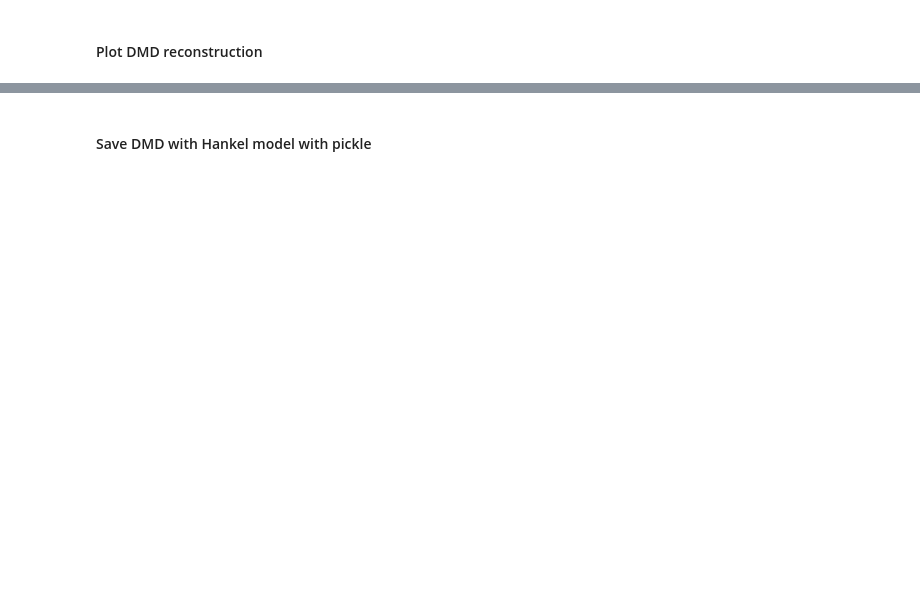
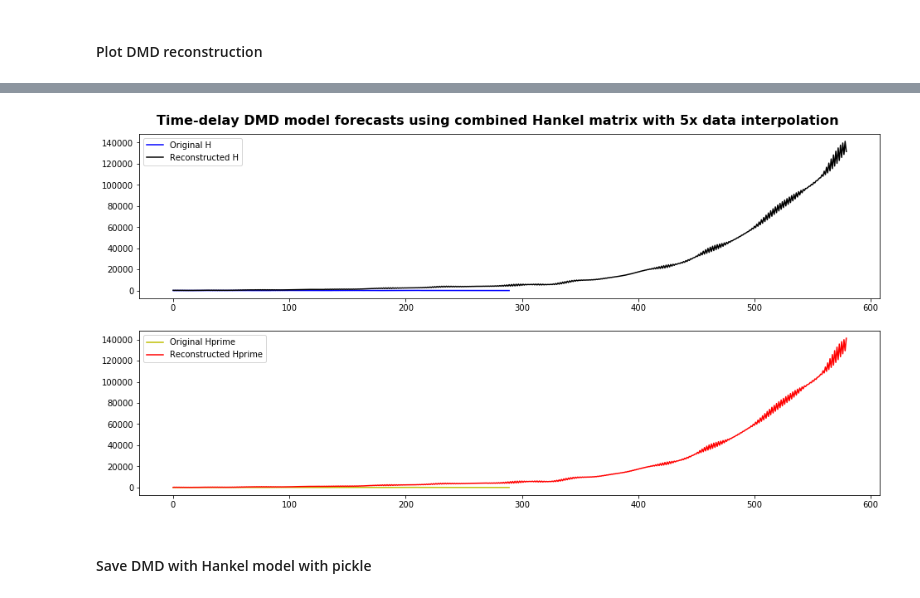
Before and after one commit to jmichellehu/ComplexSystems_AMATH563, a Jupyter notebook: hw2/AMATH563_hw2_Q1_Q2.ipynb, the cells around one changed output, grey strips where cells are left out. Saved outputs shown, nothing was run; the diff lists cells and outputs as text; code cells hidden in the pictures; blank space fills up the shorter version.

```diff
--- a/hw2/AMATH563_hw2_Q1_Q2.ipynb
+++ b/hw2/AMATH563_hw2_Q1_Q2.ipynb
@@ -428,3 +443,30 @@ plt.suptitle("Time-delay DMD model using combined Hankel matrix with 5x data int
+# %%
+t_forecast = t*2
+
+# As in DMD_intro.m
+u_modes = np.zeros((r, t_forecast))
+time_vector = dt*np.arange(-1, t_forecast-1)
+
+for i in np.arange(0, t_forecast):
+    u_modes[:, i]=b * np.exp(Omega * time_vector[i])
+
+Xdmd = Phi @ u_modes
+# %%
+labels=["H", "Hprime"]
+style_og=["b", "y"]
+style_recon=["k-", "r-"]
+
+fig, ax = plt.subplots(2, 1, figsize=(16,8))
+
+for i in range(0, len(labels)):
+    ax[i].plot(X.T[:, i], style_og[i], label=str("Original " + labels[i]))
+    ax[i].plot(Xdmd.T[:, i], style_recon[i], label="Reconstructed " + labels[i])
+    ax[i].legend()
+
+plt.suptitle("Time-delay DMD model forecasts using combined Hankel matrix with 5x data interpolation",
+             y=y_position, fontsize=fontsize, weight=weight);
+# %% [output]
+[figure, added]
 # %% [markdown]
 #### Save DMD with Hankel model with pickle
 # %%
```
Also changed, not shown: parts of 9 cells of this notebook, 2 other files.
